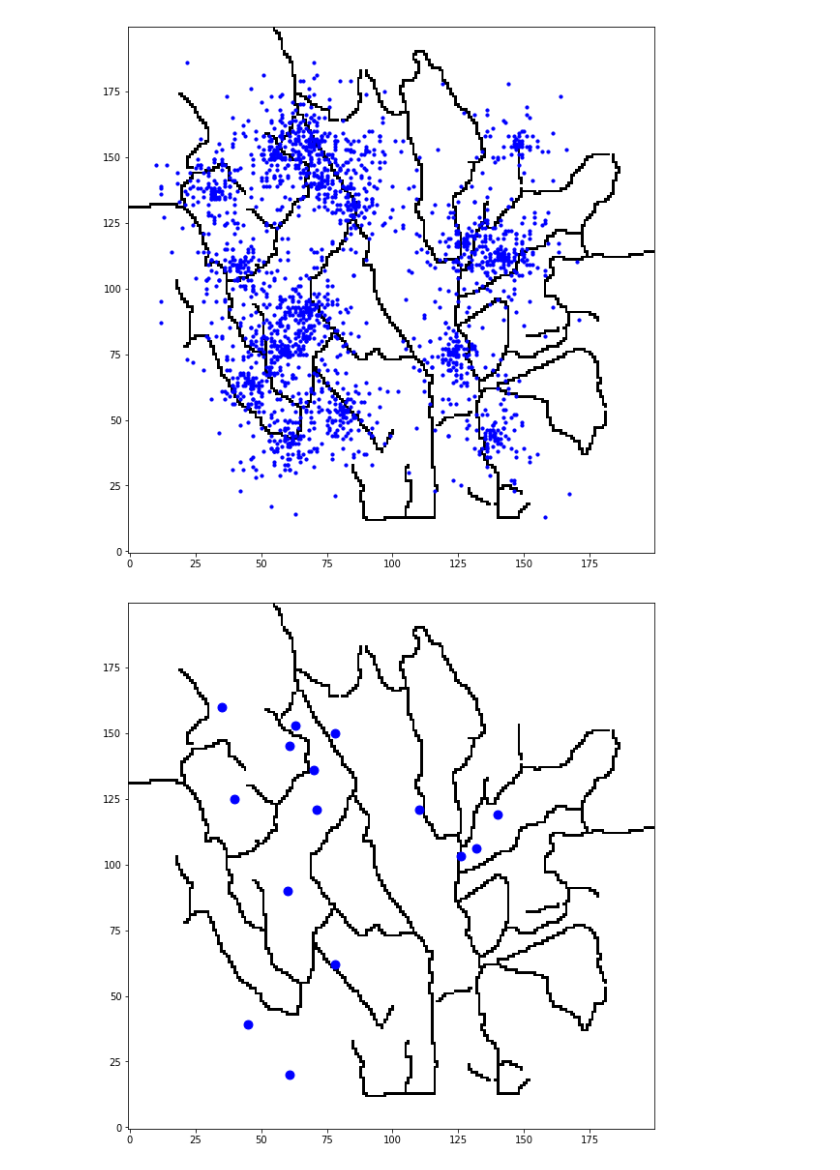
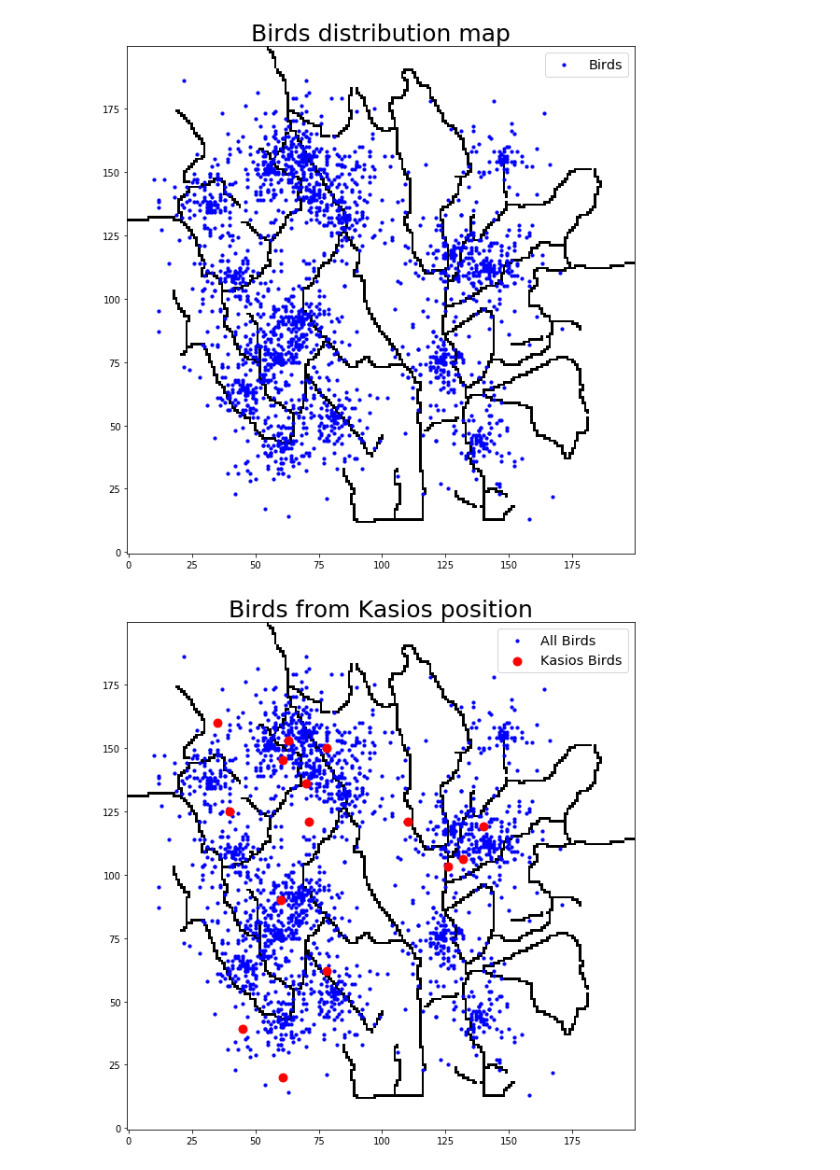
Before and after one commit to ShangyuanZ/Data_Visualisation, a Jupyter notebook: Assignment_1_vision.ipynb, the cells around one changed output. Drawn from its saved outputs; the diff is of its cells as text; code cells hidden in the pictures.

Commit message:
add legend

```diff
--- a/Assignment_1_vision.ipynb
+++ b/Assignment_1_vision.ipynb
@@ -37,21 +39,27 @@ for i in range(df.shape[0]):
 # %%
 plt.figure(figsize=(20,10))
 for i in position:
-    plt.scatter(i[0], i[1], s=10, c = 'blue', marker = 'o')
+    plt.scatter(i[0], i[1], s=10, c = 'blue', marker = 'o',label = 'All Birds' if i == position[0] else "")
 plt.imshow(img2, origin = 'lower')
+plt.title('Birds distribution map',fontsize = 25)
+plt.legend(loc =1, fontsize = 'x-large')
 plt.show()
 # %% [output]
-[figure, old version]
+[figure, new version]
 # %%
 #Birds from Kasios
 
 kasios = pd.read_csv('data/Test Birds Location.csv',encoding='ISO-8859-1')
 kasios.columns = kasios.columns.str.lstrip() #remove space in label
 
 plt.figure(figsize=(20,10))
+for i in position:
+    plt.scatter(i[0], i[1], s=10, c = 'blue', marker = 'o',label = 'All Birds' if i == position[0] else "")
 for i in range(15):
-    plt.scatter(kasios.X[i], kasios.Y[i], s=80, c = 'Blue', marker = 'o')
+    plt.scatter(kasios.X[i], kasios.Y[i], s=80, c = 'red', marker = 'o',label = 'Kasios Birds' if i == 0 else "")
 plt.imshow(img2, origin = 'lower')
+plt.title('Birds from Kasios position',fontsize = 25)
+plt.legend(loc =1, fontsize = 'x-large')
 plt.show()
 # %% [output]
-[figure, old version]
+[figure, new version]
```
Also changed, not shown: parts of 4 cells of this notebook.
